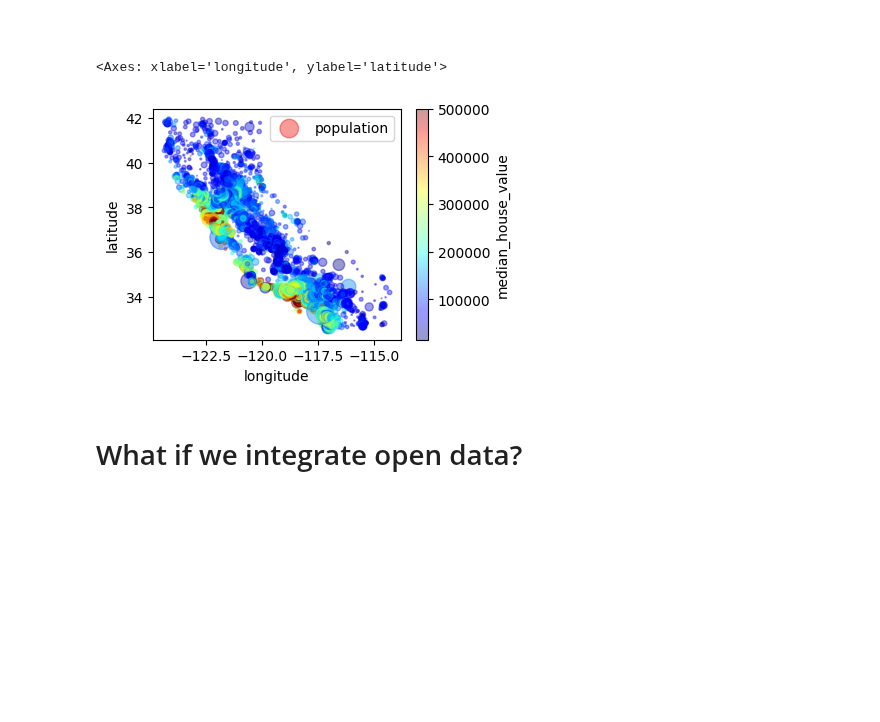
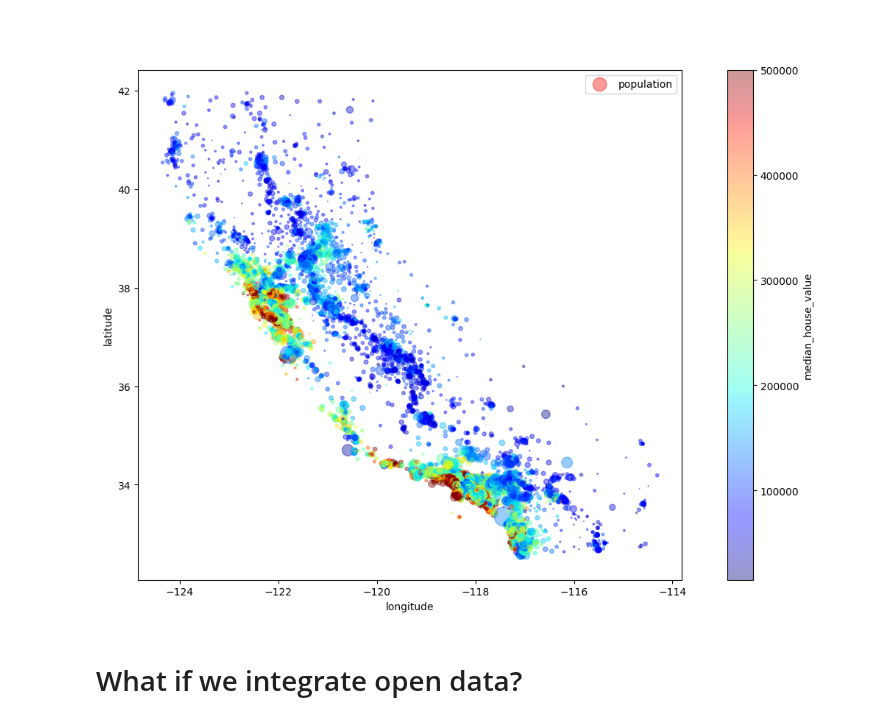
Before and after one commit to w4bo/AA2526-unibo-mldm, a Jupyter notebook: slides/lab-02-housing.ipynb, the cells around one changed output. Drawn from its saved outputs; the diff is of its cells as text; code cells hidden in the pictures; blank space fills up the shorter version.

```diff
--- a/slides/lab-02-housing.ipynb
+++ b/slides/lab-02-housing.ipynb
@@ -102,10 +102,10 @@ Can we exploit the nature of the data?
 # %% [markdown]
 ##
 # %%
-df.plot(kind="scatter", x="longitude", y="latitude", alpha=0.4, s=df["population"]/100, label="population", figsize=(4,3), c="median_house_value", cmap="jet", colorbar=True)
+ax = df.plot(kind="scatter", x="longitude", y="latitude", alpha=0.4, s=df["population"] / 100, label="population", figsize=(16, 9), c="median_house_value", cmap="jet", colorbar=True)
+ax.set_aspect('equal', adjustable='box')
 # %% [output]
-<Axes: xlabel='longitude', ylabel='latitude'>
-[figure, old version]
+[figure, new version]
 # %% [markdown]
 # What if we integrate open data?
 # %% [markdown]
```
Also changed, not shown: parts of 12 cells of this notebook.
